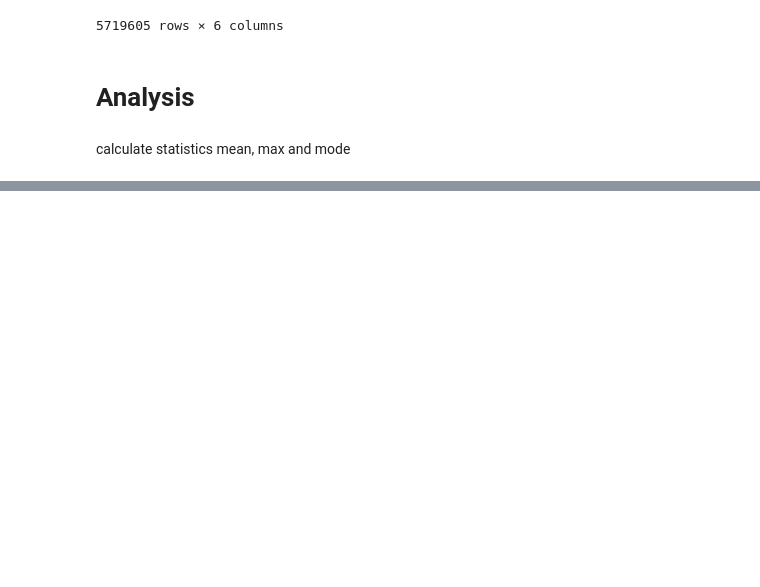
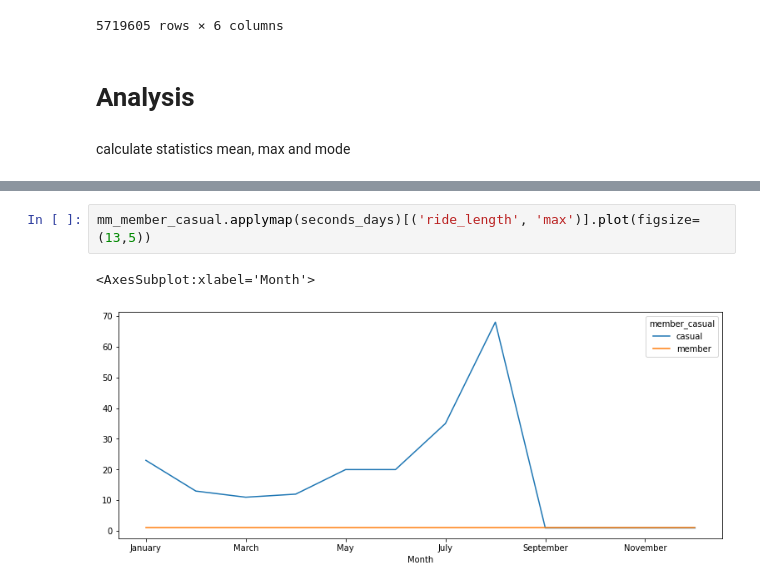
Before and after one commit to SummerKassem/BikeShareCS, a Jupyter notebook: Code/bike_share_analysis.ipynb, the cells around one changed output, grey strips where cells are left out. Drawn from its saved outputs; the diff is of its cells as text; blank space fills up the shorter version.

```diff
--- a/Code/bike_share_analysis.ipynb
+++ b/Code/bike_share_analysis.ipynb
@@ -600,0 +633,5 @@ display(df)
+# %%
+mm_member_casual.applymap(seconds_days)[('ride_length', 'max')].plot(figsize=(13,5))
+# %% [output]
+<AxesSubplot:xlabel='Month'>
+[figure, added]
```
Also changed, not shown: parts of 14 cells of this notebook, 12 other files.
